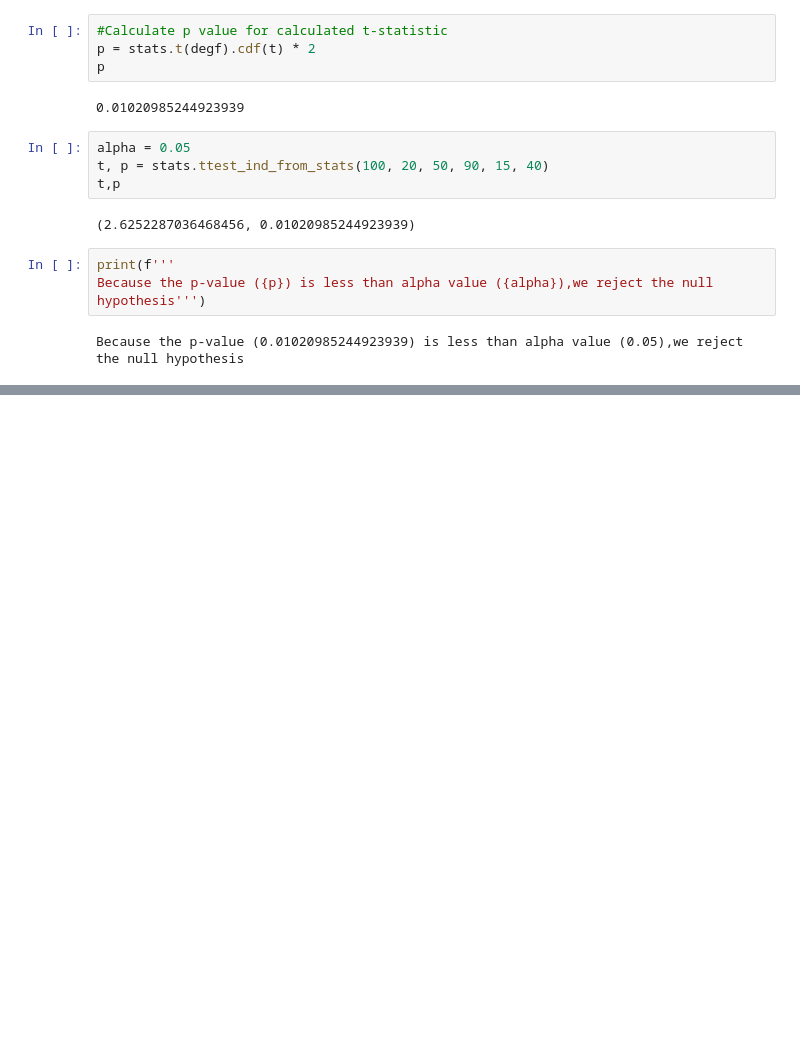
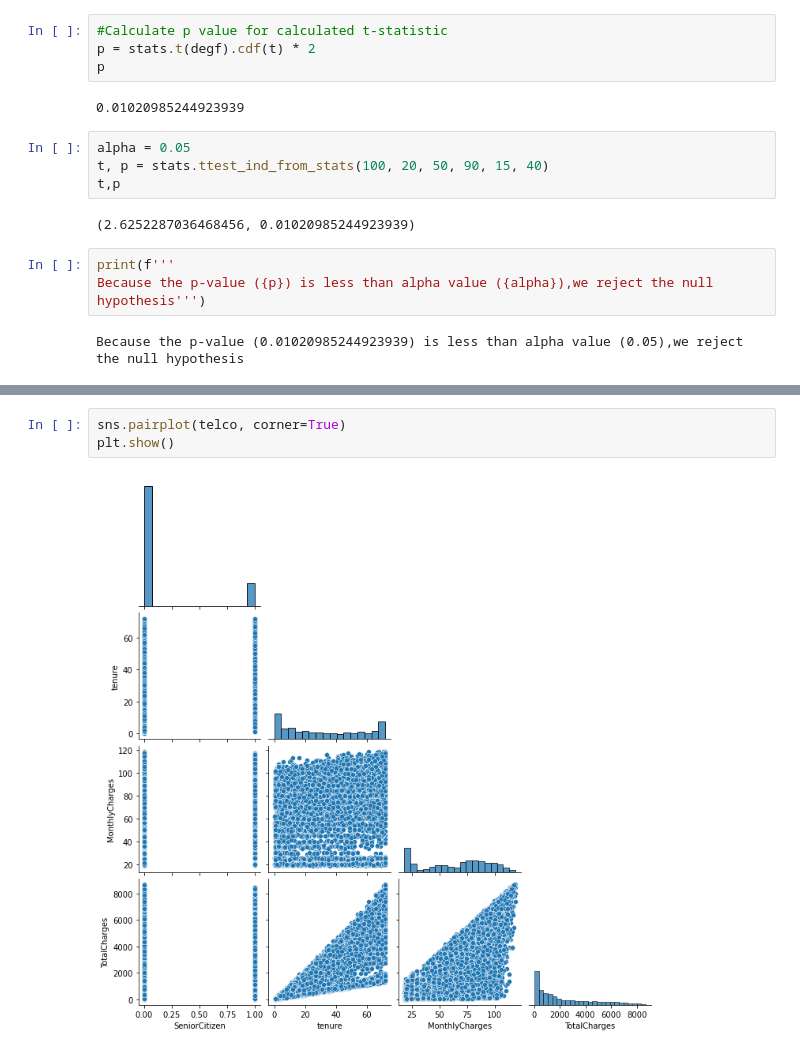
Before and after one commit to Alexia-Garces/statistics_exercises, a Jupyter notebook: hypothesis_testing.ipynb, the cells around one changed output, grey strips where cells are left out. Drawn from its saved outputs; the diff is of its cells as text; blank space fills up the shorter version.

```diff
--- a/hypothesis_testing.ipynb
+++ b/hypothesis_testing.ipynb
@@ -73,0 +107,5 @@ Because the p-value (0.01020985244923939) is less than alpha value (0.05),we rej
+# %%
+sns.pairplot(telco, corner=True)
+plt.show()
+# %% [output]
+[figure, added]
```
Also changed, not shown: parts of 10 cells of this notebook.
